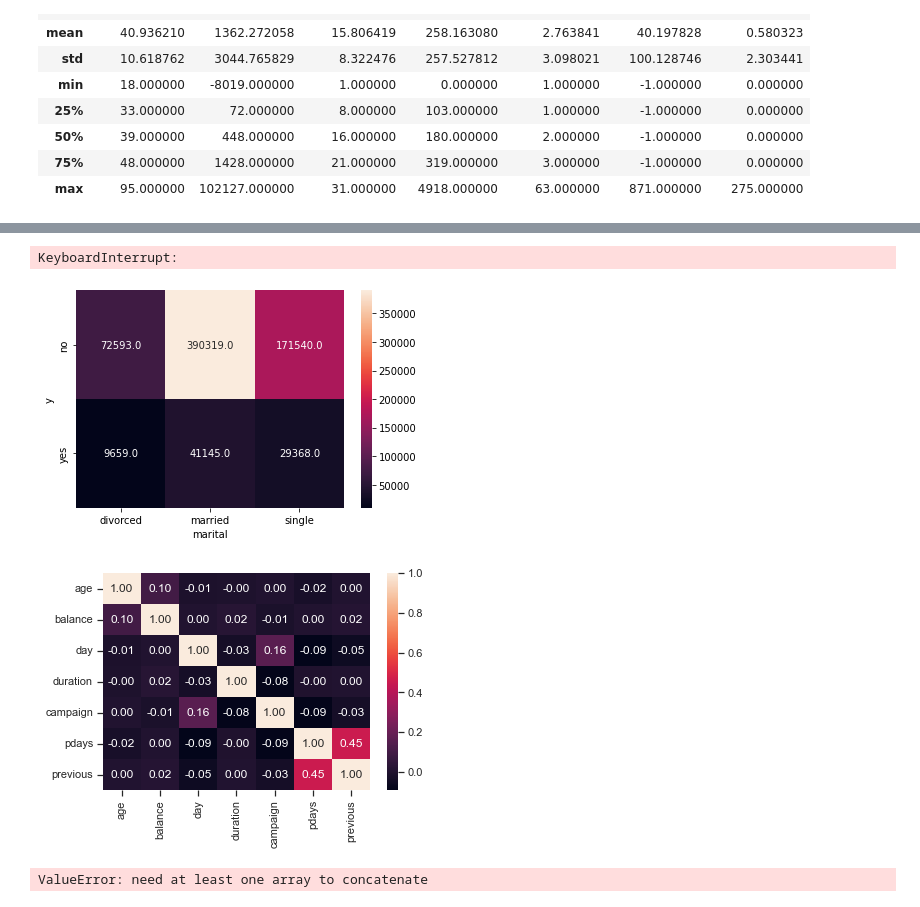
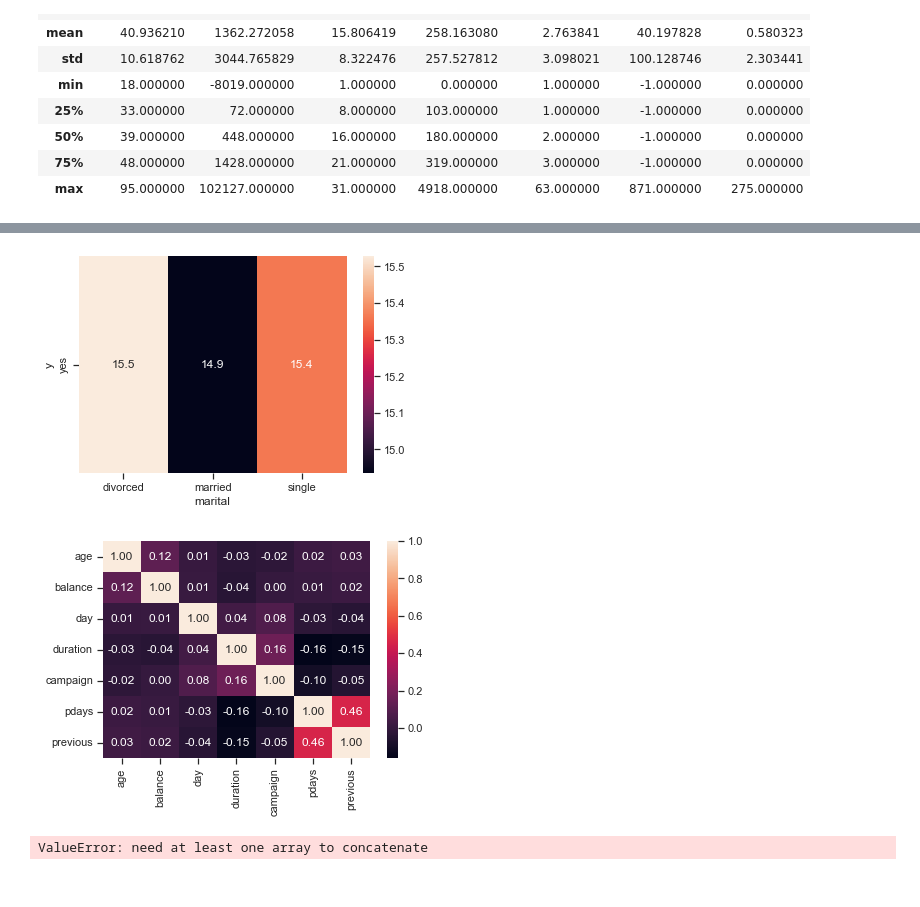
Before and after one commit to emiliocarpio/data-science-the-bridge, a Jupyter notebook: 2-data-analysis/2-Pandas/Presentacion/presentacion.ipynb, the cells around one changed output, grey strips where cells are left out. Drawn from its saved outputs; the diff is of its cells as text; code cells hidden in the pictures.

```diff
--- a/2-data-analysis/2-Pandas/Presentacion/presentacion.ipynb
+++ b/2-data-analysis/2-Pandas/Presentacion/presentacion.ipynb
@@ -31,0 +39,3 @@ df.head(25)
+# %%
+df_y = df[df["y"] == "yes"]
+df_n = df[df["y"] == "no"]
@@ -150,20 +167,14 @@ plt.show()
-# %%
-sns.set_theme(style="ticks")
-sns.pairplot(df, hue="marital")
-plt.show()
-# %% [output]
-KeyboardInterrupt:
 # %%
-df2 = df.pivot_table(index='y', columns='marital', values='day', aggfunc=np.sum)
+df2 = df_y.pivot_table(index='y', columns='marital', values='day', aggfunc=np.mean)
 sns.heatmap(df2, annot=True, fmt=".1f")
 plt.show()
 # %% [output]
-[figure, old version]
+[figure, new version]
 # %%
-sns.heatmap(df.corr(), annot=True, fmt=".2f")
+sns.heatmap(df_y.corr(), annot=True, fmt=".2f")
 plt.show()
 # %% [output]
-[figure, old version]
+[figure, new version]
 # %%
 help(sns.jointplot(kind = 'reg'))
 # %% [output]
```
Also changed, not shown: parts of 20 cells of this notebook, 4 other files.
